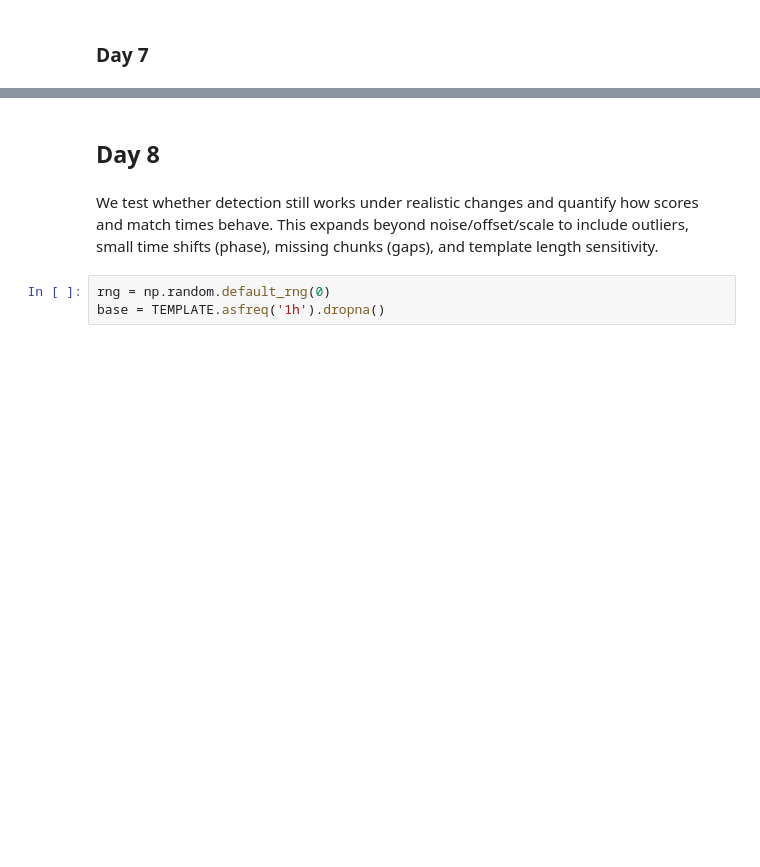
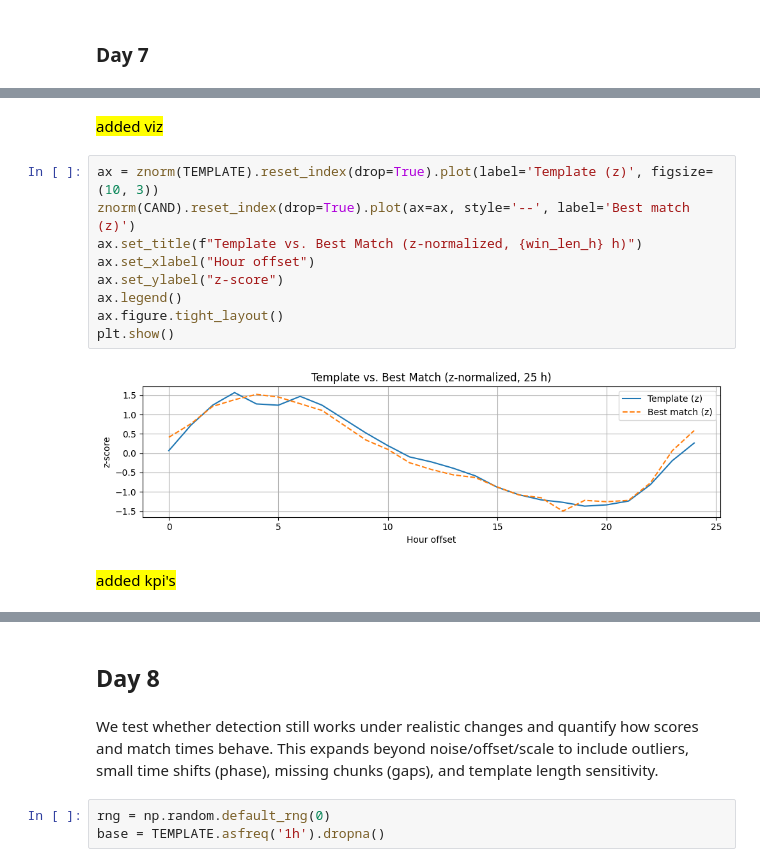
Before and after one commit to infamousperi/GBSV_MC, a Jupyter notebook: MC1/Correlation.ipynb, the cells around one changed output, grey strips where cells are left out. Cells and saved outputs as stored; diff of their text form; blank space fills up the shorter version.

```diff
--- a/MC1/Correlation.ipynb
+++ b/MC1/Correlation.ipynb
@@ -318,0 +416,15 @@ plt.show()
+# %% [markdown]
+<mark>added viz</mark>
+# %%
+ax = znorm(TEMPLATE).reset_index(drop=True).plot(label='Template (z)', figsize=(10, 3))
+znorm(CAND).reset_index(drop=True).plot(ax=ax, style='--', label='Best match (z)')
+ax.set_title(f"Template vs. Best Match (z-normalized, {win_len_h} h)")
+ax.set_xlabel("Hour offset")
+ax.set_ylabel("z-score")
+ax.legend()
+ax.figure.tight_layout()
+plt.show()
+# %% [output]
+[figure, added]
+# %% [markdown]
+<mark>added kpi's</mark>
```
Also changed, not shown: parts of 16 cells of this notebook.
